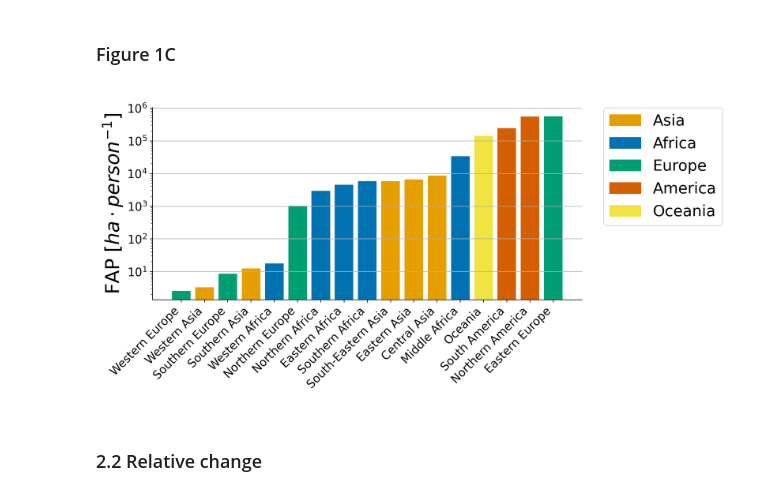
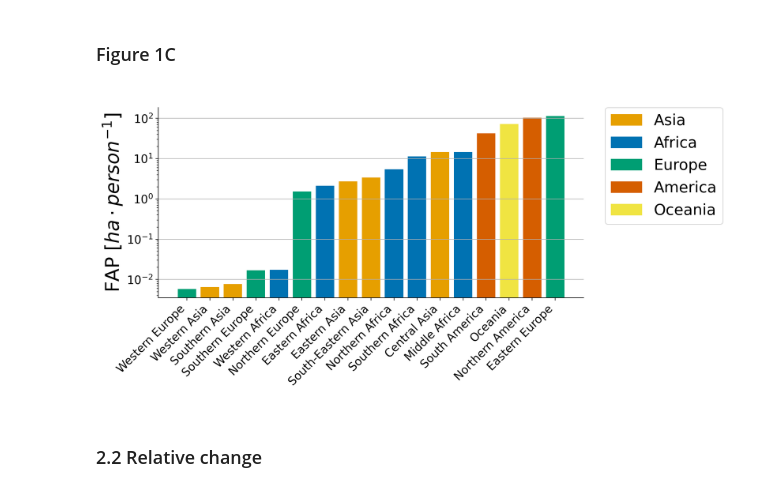
Before and after one commit to emanuelemassaro/Forest_Human_Nexus, a Jupyter notebook: Notebooks/Figure1_Bars_FAC.ipynb, the cells around one changed output. Drawn from its saved outputs; the diff is of its cells as text; code cells hidden in the pictures.

Commit message:
Figure 1 new a

```diff
--- a/Notebooks/Figure1_Bars_FAC.ipynb
+++ b/Notebooks/Figure1_Bars_FAC.ipynb
@@ -41,7 +41,7 @@ dfData = return_df(PATHL, gdf1)
 ### 2.1 2020
 # %%
 dfData2020 = dfData[dfData['year']==2020].reset_index(drop=True)
-dfData2020 = dfData2020.sort_values(by='sum').reset_index(drop=True)
+dfData2020 = dfData2020.sort_values(by='mean').reset_index(drop=True)
 colors = dfData2020['region'].map(REGION_TO_CONTINENT).map(CONTINENT_COLORS)
 #dfData2020['median'] = dfData2020['median']*100
 # %% [markdown]
@@ -49,24 +49,24 @@ colors = dfData2020['region'].map(REGION_TO_CONTINENT).map(CONTINENT_COLORS)
 # %%
 # Plotting the bar plot
 f, ax = plt.subplots(figsize=(10, 4.5))
 ax = set_font(ax, 15)
-plt.bar(dfData2020['region'], dfData2020['sum'], color=colors)
+plt.bar(dfData2020['region'], dfData2020['mean'], color=colors)
 # Adding labels and title
 plt.xlabel(' ')
 plt.ylabel('FAP '+r'$[ha \cdot person^{-1}]$', size=25)
 plt.title(' ', size=16)
 plt.xticks(rotation=90, ha='right')
 plt.grid(axis='y')
 ax.spines['right'].set_visible(False)
 ax.spines['top'].set_visible(False)
 # Creating legend patches
 patches = [mpatches.Patch(color=color, label=continent) for continent, color in CONTINENT_COLORS.items()]
 # Adding the legend outside the plot
 plt.legend(handles=patches, bbox_to_anchor=(1.05, 1), loc='upper left', borderaxespad=0., fontsize=20)
 plt.xticks(rotation=45, ha='right');
 ax.set_yscale('log')
 # %% [output]
-[figure, old version]
+[figure, new version]
 # %%
 # Save Figure 1C
 fout = '../Figures/Figure1C.pdf'
```
Also changed, not shown: 2 other files.
